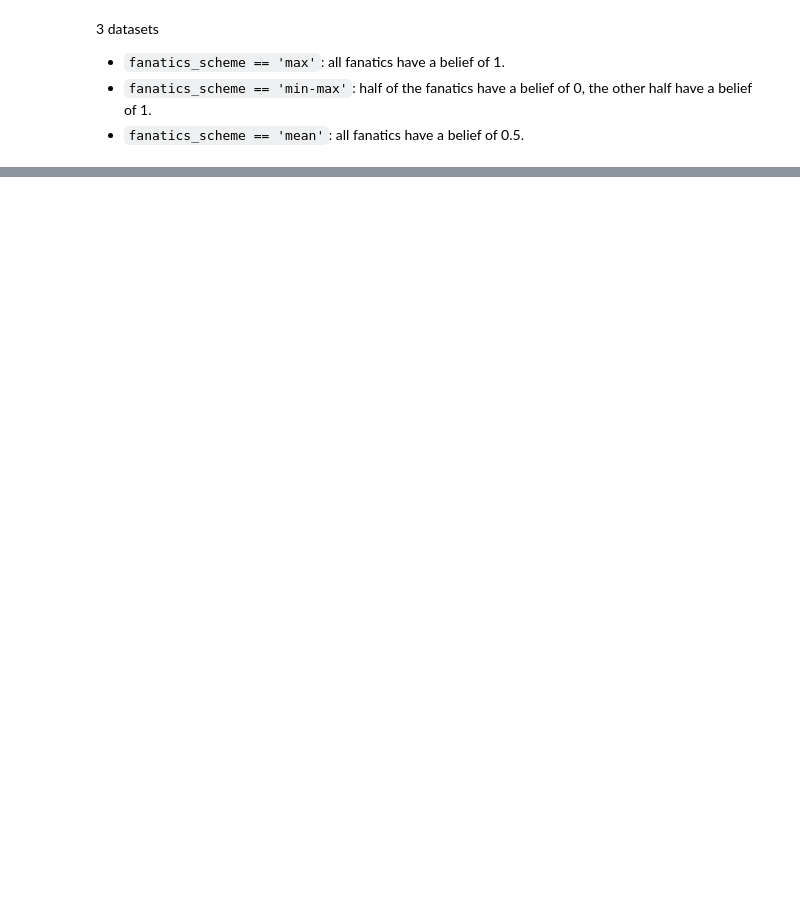
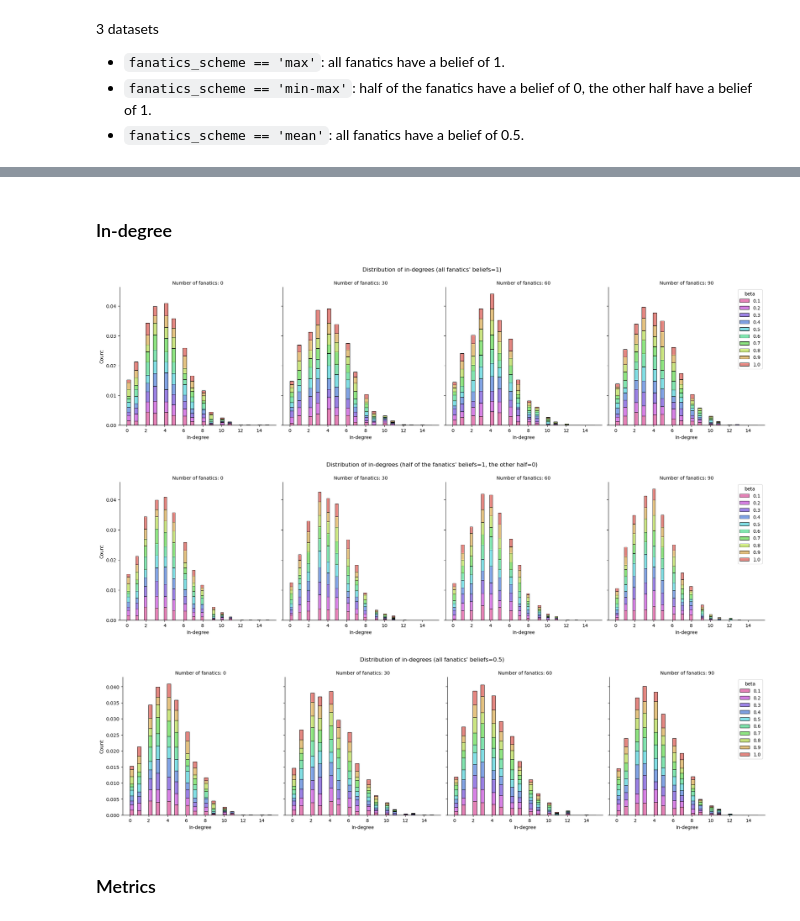
Before and after one commit to ducquando/social-network, a Jupyter notebook: analyze.ipynb, the cells around one changed output, grey strips where cells are left out. Drawn from its saved outputs; the diff is of its cells as text; code cells hidden in the pictures; blank space fills up the shorter version.

Commit message:
Visualize network and clustering coef

```diff
--- a/analyze.ipynb
+++ b/analyze.ipynb
@@ -358,0 +66,6 @@ line_plot(data=fanatics_mean, metrics=metrics, name='mean')
+# %%
+fanatics_max = get_fanatics(data_fanatics, data_no_fanatics, 'max')
+fanatics_min_max = get_fanatics(data_fanatics, data_no_fanatics, 'min-max')
+fanatics_mean = get_fanatics(data_fanatics, data_no_fanatics, 'mean')
+
+print(fanatics_max.shape, fanatics_min_max.shape, fanatics_mean.shape)
@@ -358,0 +287,36 @@ line_plot(data=fanatics_mean, metrics=metrics, name='mean')
+# %% [markdown]
+### In-degree
+# %%
+def visualize_indegree(data: pd.DataFrame, export=False):
+    """Visualize the distribution of in-degrees."""
+    scheme = ''
+    fanatics_scheme = data["fanatics_scheme"].sample().str.cat(sep='')
+    if fanatics_scheme == 'max':
+        scheme = "all fanatics' beliefs=1"
+    elif fanatics_scheme == 'min-max':
+        scheme = "half of the fanatics' beliefs=1, the other half=0"
+    elif fanatics_scheme == 'mean':
+        scheme = "all fanatics' beliefs=0.5"
+
+    temp = data.explode('last_indegree')
+    palette = sns.color_palette("hls", 10)
+    g_indegree = sns.displot(data=temp, x='last_indegree', hue='beta', col='num_fanatics', col_wrap=4, palette=palette, multiple='stack', legend=False, stat='probability')
+    g_indegree.set_axis_labels('In-degree', 'Count')
+    g_indegree.set_titles('Number of fanatics: {col_name}')
+    g_indegree.fig.suptitle(f'Distribution of in-degrees ({scheme})', y=1.05)
+    plt.legend(title='beta', labels=[0.1, 0.2, 0.3, 0.4, 0.5, 0.6, 0.7, 0.8, 0.9, 1.0])
+    plt.show(g_indegree)
+
+    # Export
+    if export:
+        g_indegree.savefig(f'./plots/{date}/{date_time}_indegree_{fanatics_scheme}.png')
+# %%
+visualize_indegree(fanatics_max, export=True)
+visualize_indegree(fanatics_min_max, export=True)
+visualize_indegree(fanatics_mean, export=True)
+# %% [output]
+[figure, added]
+[figure, added]
+[figure, added]
+# %% [markdown]
+### Metrics
```
Also changed, not shown: parts of 54 cells of this notebook, 43 other files.
